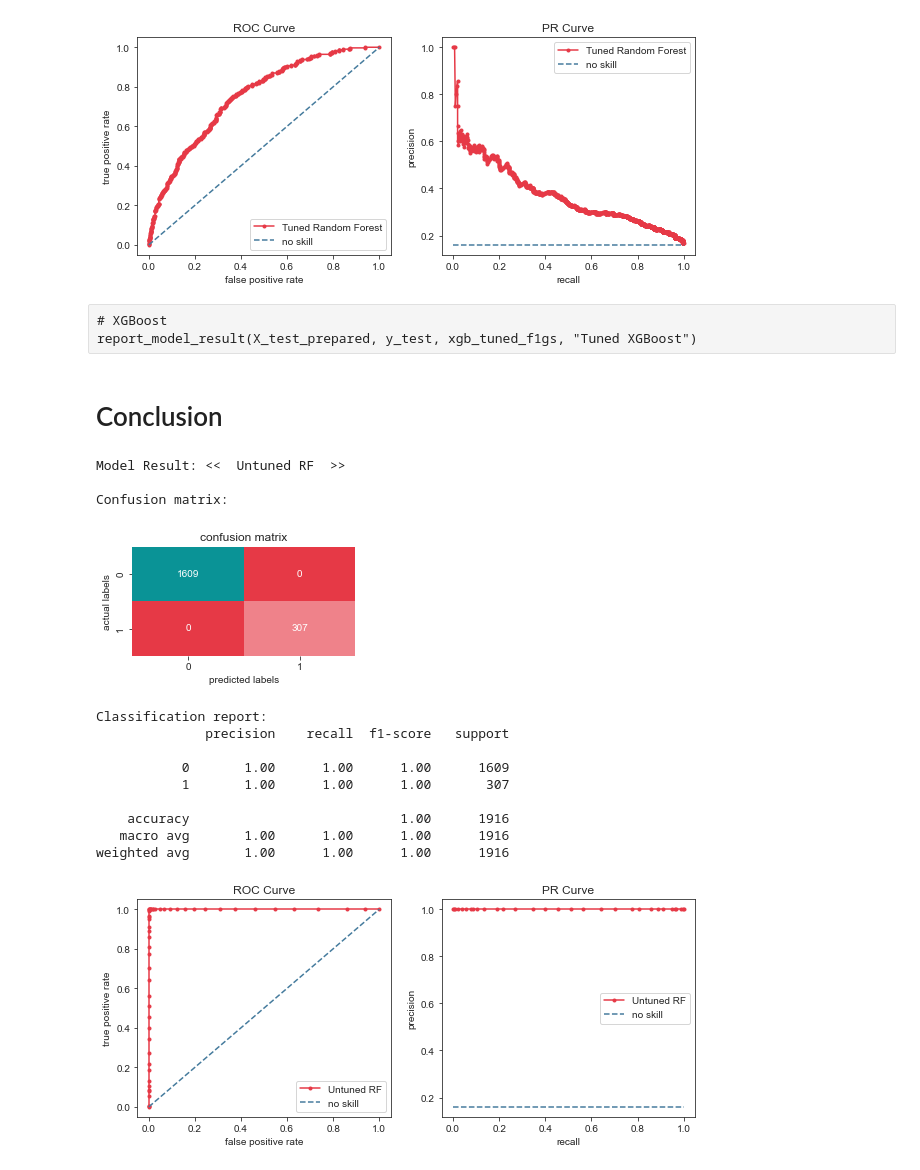
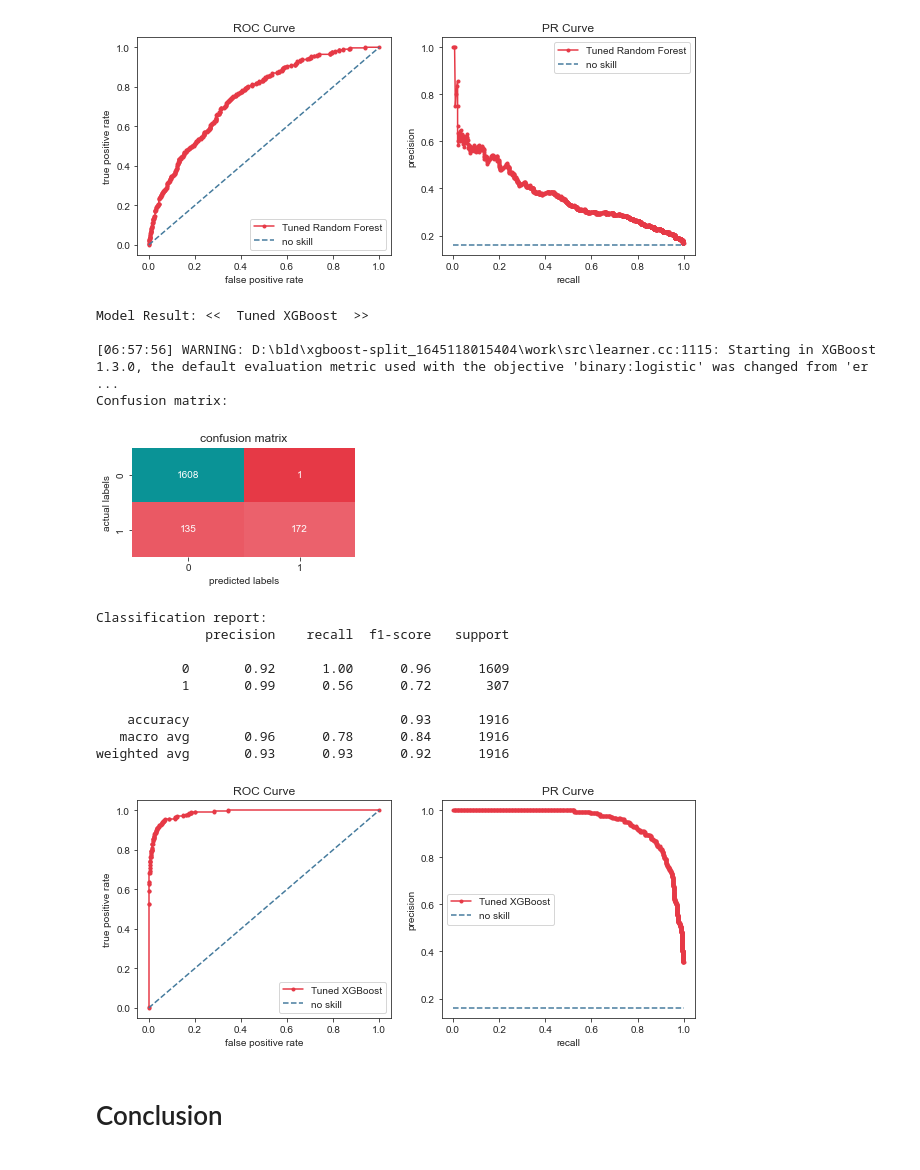
Before and after one commit to 21m1n/A-Deep-Dive-into-Imbalanced-Loan-Data-from-lendingclub.com, a Jupyter notebook: Loan Data.ipynb, the cells around one changed output. Cells and saved outputs as stored; diff of their text form; code cells hidden in the pictures.

```diff
--- a/Loan Data.ipynb
+++ b/Loan Data.ipynb
@@ -2421,25 +2421,24 @@ Classification report:
    macro avg       0.42      0.50      0.46      1916
 weighted avg       0.71      0.84      0.77      1916
 [figure]
-# %% [raw]
-# XGBoost
-report_model_result(X_test_prepared, y_test, xgb_tuned_f1gs, "Tuned XGBoost")
+# %%
+# XGBoost
+report_model_result(X_test_prepared, y_test, xgb_tuned_f1gs, "Tuned XGBoost")
+# %% [output]
+Model Result: <<  Tuned XGBoost  >>
+
+[06:57:56] WARNING: D:\bld\xgboost-split_1645118015404\work\src\learner.cc:1115: Starting in XGBoost 1.3.0, the default evaluation metric used with the objective 'binary:logistic' was changed from 'er ...
+Confusion matrix:
+[figure, added]
+Classification report:
+              precision    recall  f1-score   support
+
+           0       0.92      1.00      0.96      1609
+           1       0.99      0.56      0.72       307
+
+    accuracy                           0.93      1916
+   macro avg       0.96      0.78      0.84      1916
+weighted avg       0.93      0.93      0.92      1916
+[figure, added]
 # %% [markdown]
 # Conclusion
-# %%
-report_model_result(X_test_prepared, y_test, mod_rf, "Untuned RF")
-# %% [output]
-Model Result: <<  Untuned RF  >>
-
-Confusion matrix:
-[figure, removed]
-Classification report:
-              precision    recall  f1-score   support
-
-           0       1.00      1.00      1.00      1609
-           1       1.00      1.00      1.00       307
-
-    accuracy                           1.00      1916
-   macro avg       1.00      1.00      1.00      1916
-weighted avg       1.00      1.00      1.00      1916
-[figure, removed]
```
Also changed, not shown: parts of 33 cells of this notebook.
